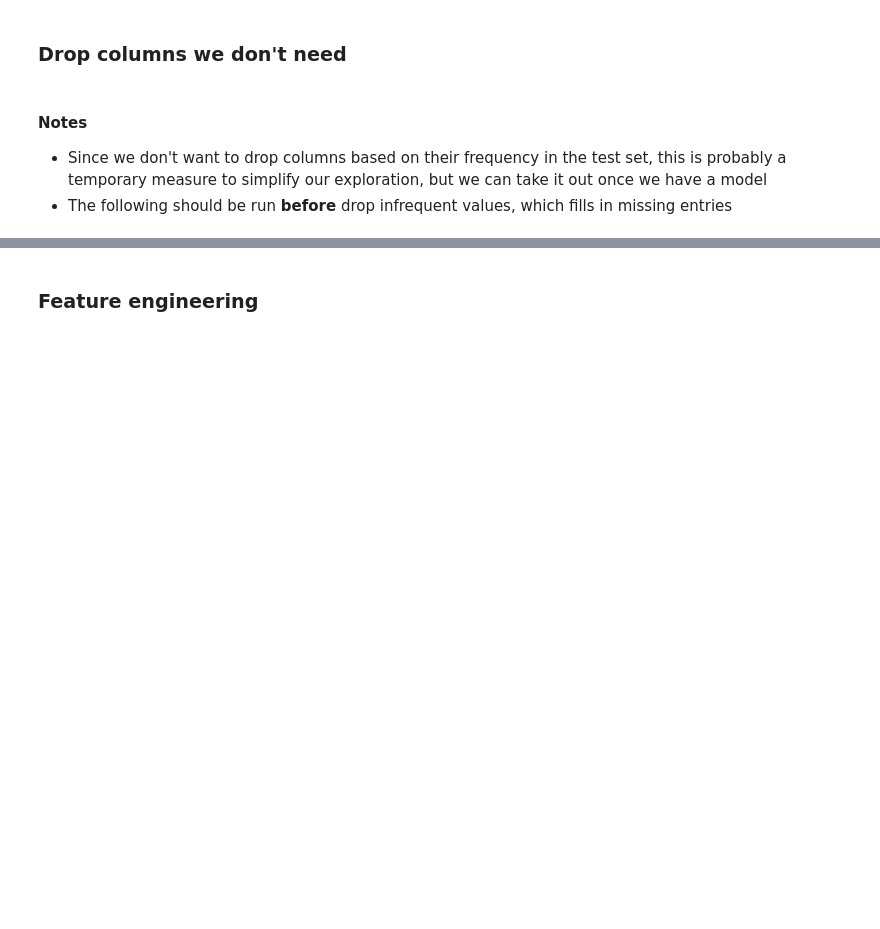
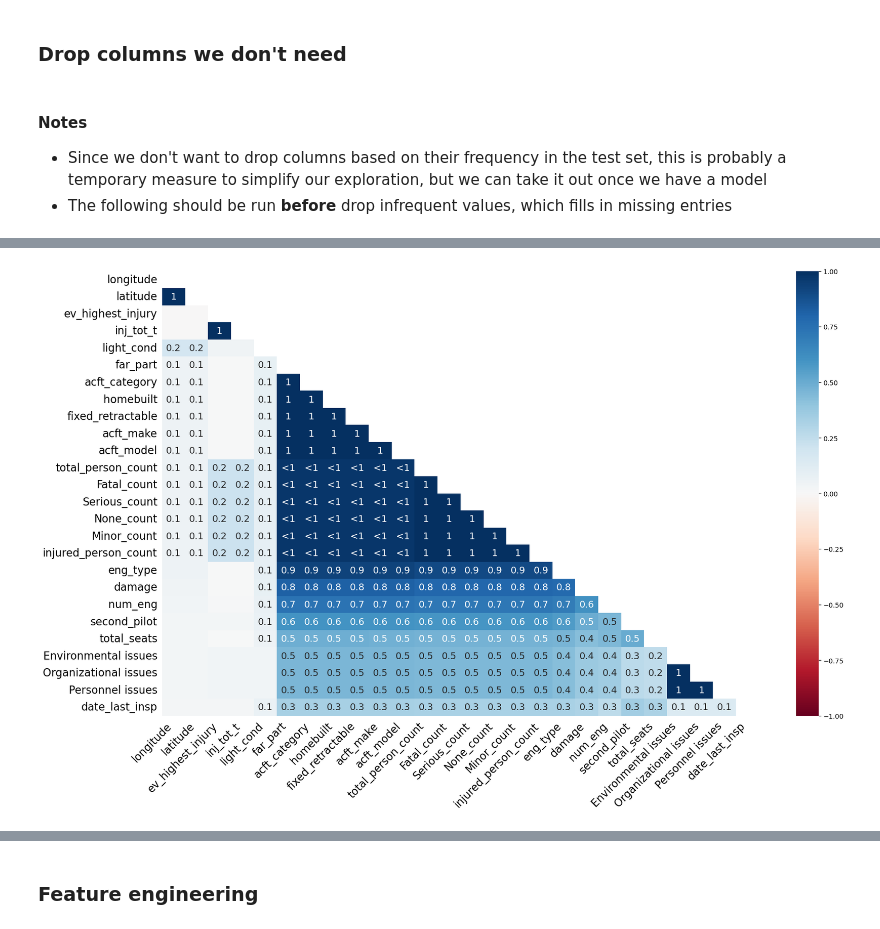
Before and after one commit to TheErdosInstitute-Summer2025-Project/aviation-project, a Jupyter notebook: jupyter-notebooks/ntsb_feature_selection.ipynb, the cells around one changed output, grey strips where cells are left out. Cells and saved outputs as stored; diff of their text form; code cells hidden in the pictures; blank space fills up the shorter version.

```diff
--- a/jupyter-notebooks/ntsb_feature_selection.ipynb
+++ b/jupyter-notebooks/ntsb_feature_selection.ipynb
@@ -13,3 +13,6 @@ import matplotlib.pyplot as plt
 import numpy as np
 # %%
 data = pd.read_csv("../data/ntsb/cleaned/master_train.csv")
+
+data = data.loc[(data['ev_country']=='USA') & (data['ev_type']=='ACC')]
+data.drop(columns=['ev_country', 'ev_type'], inplace=True)
@@ -50,5 +19,2 @@ plt.show()
 # %% [markdown]
 ### Drop columns we don't need
-# %%
-# Already processed
-data.drop(columns=['Aircraft_ID', 'ev_id', 'finding_description'], inplace=True)
@@ -85,3 +48,15 @@ def drop_sparse_columns(data, threshold, safe_cols=None):
     return data
 # %%
 data = drop_sparse_columns(data, 0.8, safe_cols=['damage', 'acft_category', 'acft_make', 'acft_model'])
+# %%
+# Already processed
+data.drop(columns=['Aircraft', 'Aircraft_Key', 'ev_id', 'finding_description'], inplace=True)
+
+# Possible data leakage
+data.drop(columns=['acft_fire', 'acft_expl'], inplace=True)
+
+# Probably not relevant (ev_time seemingly boils down to light_cond)
+data.drop(columns=['wx_dew_pt', 'type_fly', 'ev_time'], inplace=True)
+
+# (Almost) all rows have same value
+data.drop(columns=['certs_held', 'unmanned'], inplace=True)
@@ -87,0 +85,5 @@ data = drop_sparse_columns(data, 0.8, safe_cols=['damage', 'acft_category', 'acf
+# %%
+mno.heatmap(data, sort='descending')
+plt.show()
+# %% [output]
+[figure, added]
```
Also changed, not shown: parts of 14 cells of this notebook, 2 other files.
